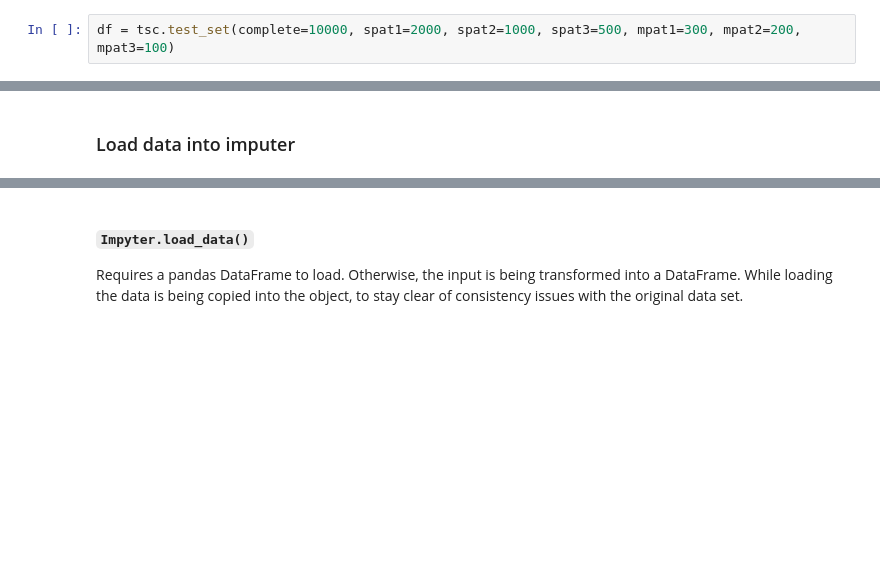
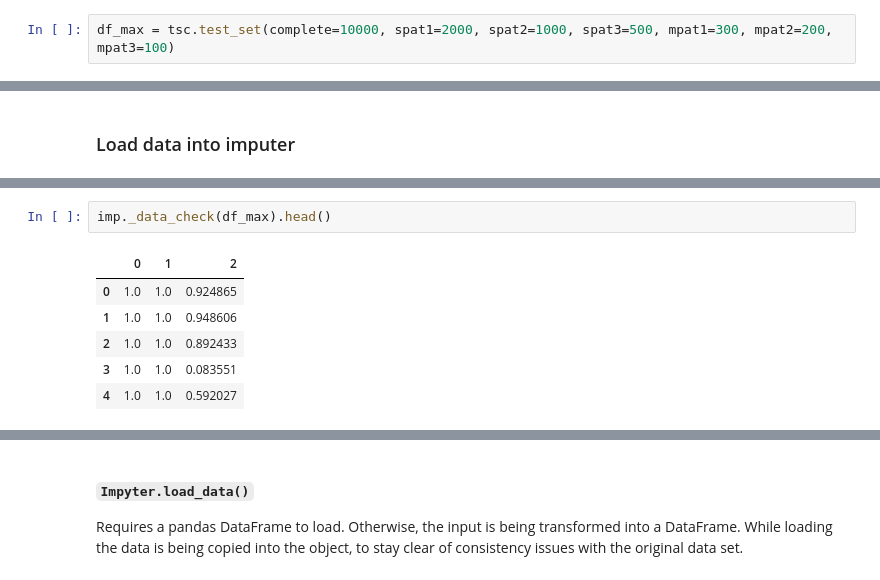
Before and after one commit to andirs/impyte, a Jupyter notebook: sandbox.ipynb, the cells around one changed output, grey strips where cells are left out. Saved outputs shown, nothing was run; the diff lists cells and outputs as text; blank space fills up the shorter version.

Commit message:
feat: Add model loading capabilities and consistency check

```diff
--- a/sandbox.ipynb
+++ b/sandbox.ipynb
@@ -259,5 +259,5 @@ pattern_log.get_pattern(data)
 | 9 | 1 | 1 | 1 | 1 | 1 | ... |
 | 10 | 1 | 1 | 1 | 1 | 1 | ... |
 # %%
-df = tsc.test_set(complete=10000, spat1=2000, spat2=1000, spat3=500, mpat1=300, mpat2=200, mpat3=100)
+df_max = tsc.test_set(complete=10000, spat1=2000, spat2=1000, spat3=500, mpat1=300, mpat2=200, mpat3=100)
 # %%
@@ -344,0 +355,9 @@ imp = impyte.Impyter() # instantiate impyte class
+# %%
+imp._data_check(df_max).head()
+# %% [output]
+|  | 0 | 1 | 2 |
+| 0 | 1.0 | 1.0 | 0.924865 |
+| 1 | 1.0 | 1.0 | 0.948606 |
+| 2 | 1.0 | 1.0 | 0.892433 |
+| 3 | 1.0 | 1.0 | 0.083551 |
+| 4 | 1.0 | 1.0 | 0.592027 |
```
Also changed, not shown: parts of 47 cells of this notebook, 1 other file.
